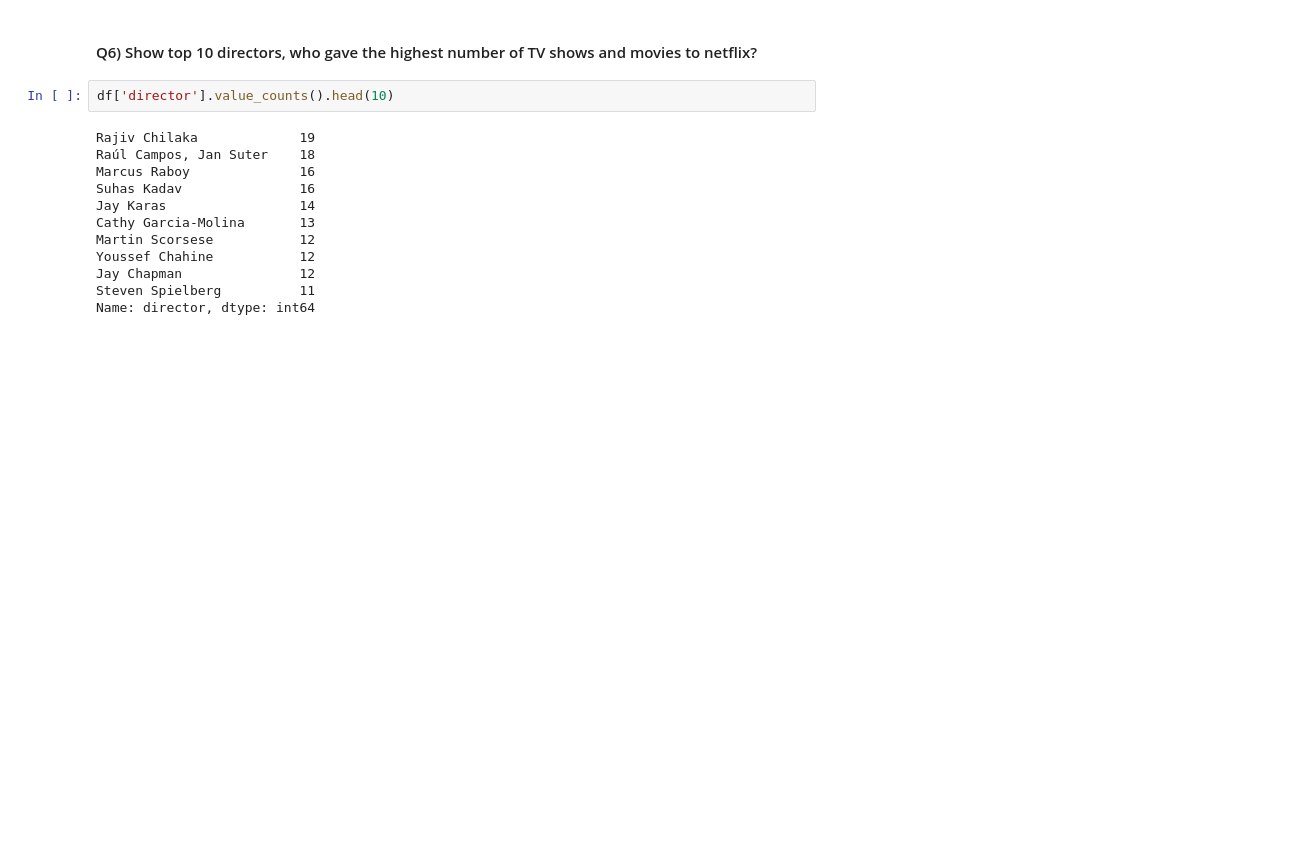
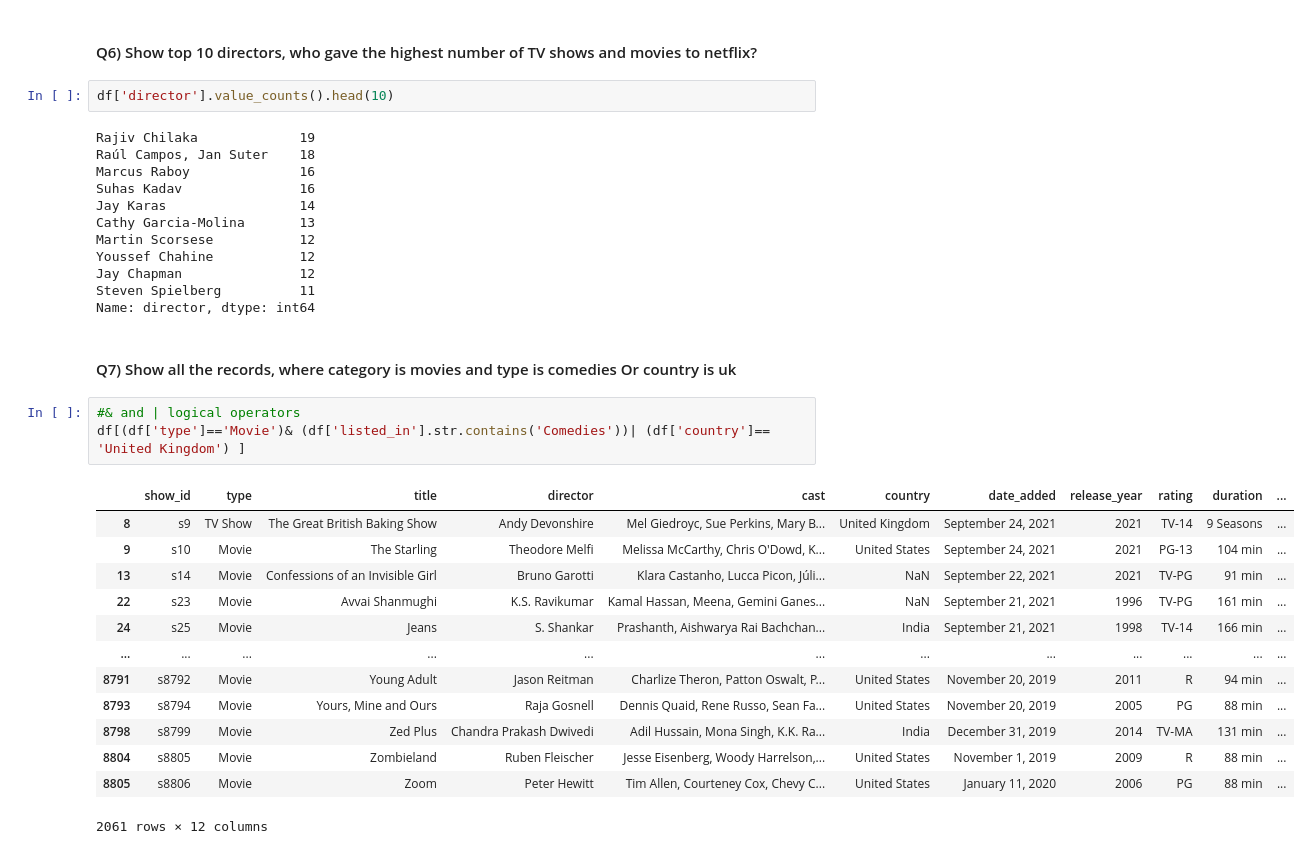
Before and after one commit to Yamini09-code/Data-Analytics-Challenge, a Jupyter notebook: Netflix Data Analysis Project.ipynb, the cells around one changed output. Drawn from its saved outputs; the diff is of its cells as text; blank space fills up the shorter version.

```diff
--- a/Netflix Data Analysis Project.ipynb
+++ b/Netflix Data Analysis Project.ipynb
@@ -283,3 +283,22 @@ Youssef Chahine           12
 Jay Chapman               12
 Steven Spielberg          11
 Name: director, dtype: int64
+# %% [markdown]
+#### Q7) Show all the records, where category is movies and type is comedies Or country is uk
+# %%
+#& and | logical operators
+df[(df['type']=='Movie')& (df['listed_in'].str.contains('Comedies'))| (df['country']== 'United Kingdom') ]
+# %% [output]
+|  | show_id | type | title | director | cast | country | date_added | release_year | rating | duration | ... |
+| 8 | s9 | TV Show | The Great British Baking Show | Andy Devonshire | Mel Giedroyc, Sue Perkins, Mary B... | United Kingdom | September 24, 2021 | 2021 | TV-14 | 9 Seasons | ... |
+| 9 | s10 | Movie | The Starling | Theodore Melfi | Melissa McCarthy, Chris O'Dowd, K... | United States | September 24, 2021 | 2021 | PG-13 | 104 min | ... |
+| 13 | s14 | Movie | Confessions of an Invisible Girl | Bruno Garotti | Klara Castanho, Lucca Picon, Júli... | NaN | September 22, 2021 | 2021 | TV-PG | 91 min | ... |
+| 22 | s23 | Movie | Avvai Shanmughi | K.S. Ravikumar | Kamal Hassan, Meena, Gemini Ganes... | NaN | September 21, 2021 | 1996 | TV-PG | 161 min | ... |
+| 24 | s25 | Movie | Jeans | S. Shankar | Prashanth, Aishwarya Rai Bachchan... | India | September 21, 2021 | 1998 | TV-14 | 166 min | ... |
+| ... | ... | ... | ... | ... | ... | ... | ... | ... | ... | ... | ... |
+| 8791 | s8792 | Movie | Young Adult | Jason Reitman | Charlize Theron, Patton Oswalt, P... | United States | November 20, 2019 | 2011 | R | 94 min | ... |
+| 8793 | s8794 | Movie | Yours, Mine and Ours | Raja Gosnell | Dennis Quaid, Rene Russo, Sean Fa... | United States | November 20, 2019 | 2005 | PG | 88 min | ... |
+| 8798 | s8799 | Movie | Zed Plus | Chandra Prakash Dwivedi | Adil Hussain, Mona Singh, K.K. Ra... | India | December 31, 2019 | 2014 | TV-MA | 131 min | ... |
+| 8804 | s8805 | Movie | Zombieland | Ruben Fleischer | Jesse Eisenberg, Woody Harrelson,... | United States | November 1, 2019 | 2009 | R | 88 min | ... |
+| 8805 | s8806 | Movie | Zoom | Peter Hewitt | Tim Allen, Courteney Cox, Chevy C... | United States | January 11, 2020 | 2006 | PG | 88 min | ... |
+2061 rows × 12 columns
```
Also changed, not shown: parts of 24 cells of this notebook.
